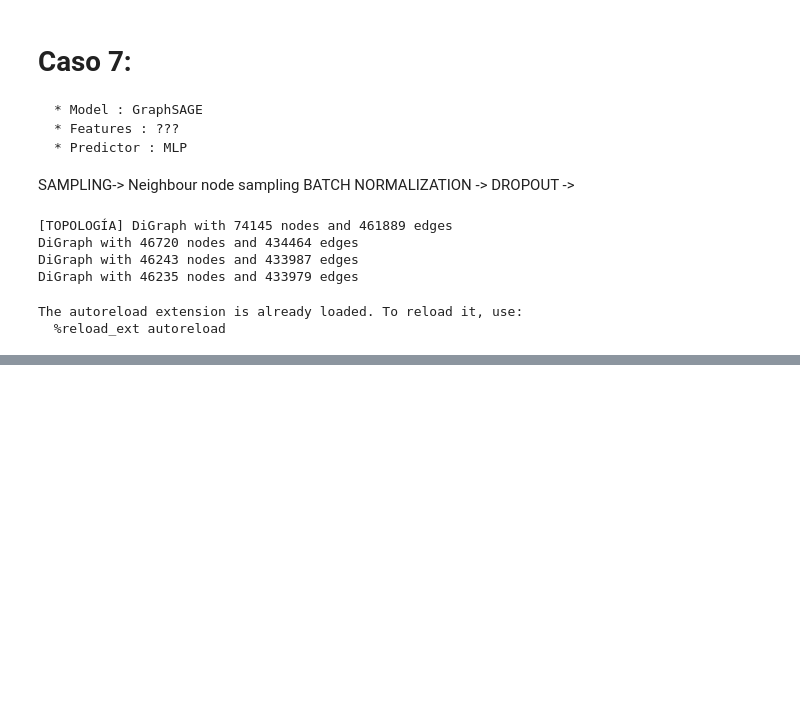
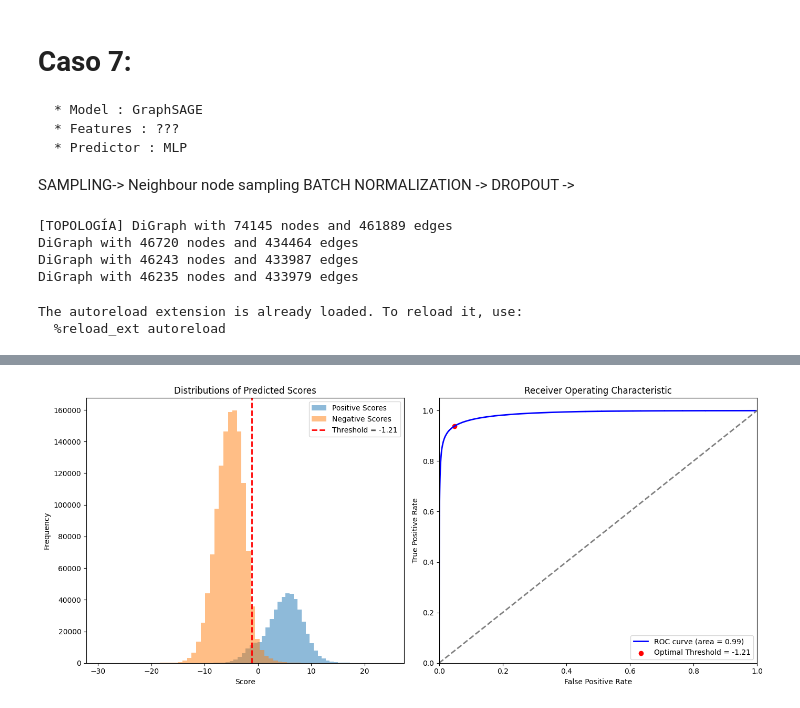
Before and after one commit to valesteban/TESIS, a Jupyter notebook: trainingBinaryClass.ipynb, the cells around one changed output, grey strips where cells are left out. Drawn from its saved outputs; the diff is of its cells as text; code cells hidden in the pictures; blank space fills up the shorter version.

Commit message:
Entrenemaineto por batches y validacion/test

```diff
--- a/trainingBinaryClass.ipynb
+++ b/trainingBinaryClass.ipynb
@@ -1089,7 +1108,7 @@ pred = MLPPredictor(8,1)
 
 # ----------- 3. set up loss and optimizer -------------- #
 
-optimizer = torch.optim.Adam(itertools.chain(model.parameters(), pred.parameters()), lr=0.007)
+optimizer = torch.optim.Adam(itertools.chain(model.parameters(), pred.parameters()), lr=0.05)
 
 # ----------- 4. training -------------------------------- #
 model_complexity = []
@@ -1099,6 +1118,11 @@ acc_train = []
 
 train_error = []
 val_error = []
+train_edges_id = []
+
+# Inicializar listas para guardar logits y labels
+all_logits = []
+all_labels = []
 
 for epoch in range(10):
     model.train()
@@ -1107,27 +1131,28 @@ for epoch in range(10):
         for step, (input_nodes, output_graph, mfgs) in enumerate(tq):
 
             mfgs = [graph for graph in mfgs]
-            input_features = mfgs[0].srcdata['feat'].float()
+            edge_ids = output_graph.edata[dgl.EID]
             inputs = mfgs[0].srcdata['feat']
-            # plot_dgl_graph(output_nodes)
 
-            inputs = mfgs[0].srcdata['feat']
+            # Embeddings de nodos
             h = model(mfgs, inputs)
             logits =  pred(output_graph, h)
 
-            edge_ids = output_graph.edata[dgl.EID]
+
+            train_edges_id.append(edge_ids)
+
             # Usar los IDs de los bordes para obtener las etiquetas reales
             labels_batch_output = gnn.dgl_graph.edata['Relationship'][edge_ids].float()
-            # print("LABELS",labels_batch_output,labels_batch_output.shape)
 
-
-
-            labels_out_edges = gnn.dgl_graph.edata["Relationship"][train_mask].float()
+            all_logits.append(logits.detach().cpu().numpy())
+            all_labels.append(labels_batch_output.cpu().numpy())
             # print("LOGITS",logits,logits.shape)
             # print("LABEL",mfgs[-1].edata['Relationship'].shape )
 
             # Calculo pérdida --------------------------------------------------------
             train_loss = F.binary_cross_entropy_with_logits(logits, labels_batch_output)
+            train_error.append(train_loss.item())
+
 
 
 
@@ -1137,6 +1162,71 @@ for epoch in range(10):
             train_loss.backward()
             optimizer.step()
 
+    # Validación
+    model.eval()
+    val_loss_epoch = 0
+    num_batches = 0
+    with torch.no_grad():
+        with tqdm.tqdm(test_dataloader) as tq:
+            for step, (input_nodes, output_graph, mfgs) in enumerate(tq):
+                mfgs = [graph for graph in mfgs]
+                edge_ids = output_graph.edata[dgl.EID]
+                inputs = mfgs[0].srcdata['feat']
+
+
+                # Forward para validación
+                h_val = model(mfgs, inputs)
+                logits_val = pred(output_graph, h_val)
+                # Obtener las etiquetas reales
+                labels_batch_output_val = gnn.dgl_graph.edata['Relationship'][edge_ids].float()
+                # Calcular pérdida de validación
+                val_loss_batch = F.binary_cross_entropy_with_logits(logits_val, labels_batch_output_val)
+                val_loss_epoch += val_loss_batch.item()
+                num_batches += 1
+
+    # Almacenar el promedio de la pérdida de validación por epoch
+    val_error.append(val_loss_epoch / num_batches)
+
+
+
+
     if epoch % 1 == 0:
         print('In epoch {}, train loss: {},'.format( epoch,train_loss))
+# ----------- 5. Definir threashold --------------
+# Concatenar todos los logits y etiquetas al final del entrenamiento
+all_logits = np.concatenate(all_logits, axis=0)
+all_labels = np.concatenate(all_labels, axis=0)
+optimal_threshold = plot_roc_curve(all_labels, all_logits)
+print(f"Optimal Threshold: {optimal_threshold}")
+
+
+# ----------- 6. plot the loss and accuracy de training-------------- #
+# FIXME: Ess asi por meintras para q no s ecaiga la funcion
+print("Train Error",train_error)
+# acc_train = train_error
+# val_error = train_error
+# acc_val = train_error
+# model_complexity = [i for i in range(len(train_error))]
+
+
+# Crear gráfico del error de entrenamiento
+plt.figure()  # Crear una nueva figura
+plt.plot(train_error, label='Train Error', color='blue')  # Error de entrenamiento en azul
+plt.xlabel('Mini-Batch')
+plt.ylabel('Error')
+plt.title('Training Error over Epochs')
+plt.legend()
+plt.grid(True)
+plt.show()  # Mostrar el gráfico de error de entrenamiento
+
+# Crear gráfico del error de validación
+print("Validation Error",val_error)
+plt.figure()  # Crear una nueva figura
+plt.plot(val_error, label='Validation Error', color='orange')  # Error de validación en naranja
+plt.xlabel('Epoch')
+plt.ylabel('Error')
+plt.title('Validation Error over Epochs')
+plt.legend()
+plt.grid(True)
+plt.show()  # Mostrar el gráfico de error de validación
 # %% [output]
@@ -1152,0 +1243 @@ In epoch 9, train loss: 0.05428933724761009,
+[figure, added]
```
Also changed, not shown: parts of 6 cells of this notebook.
